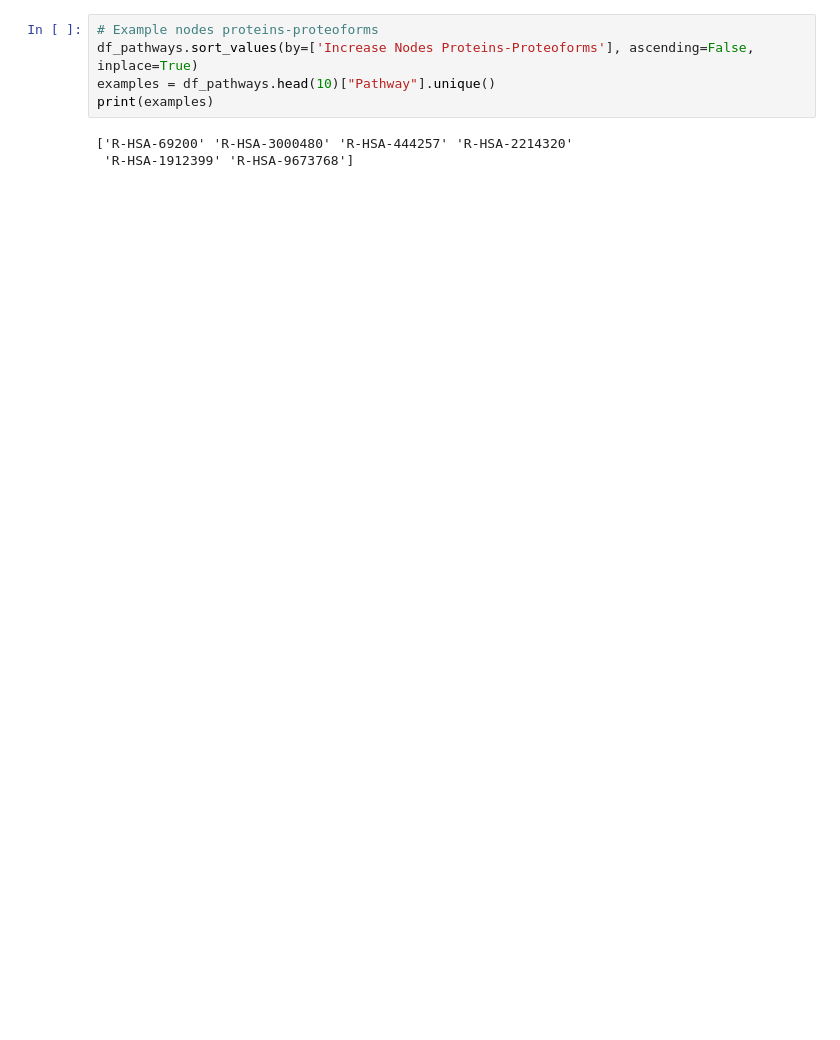
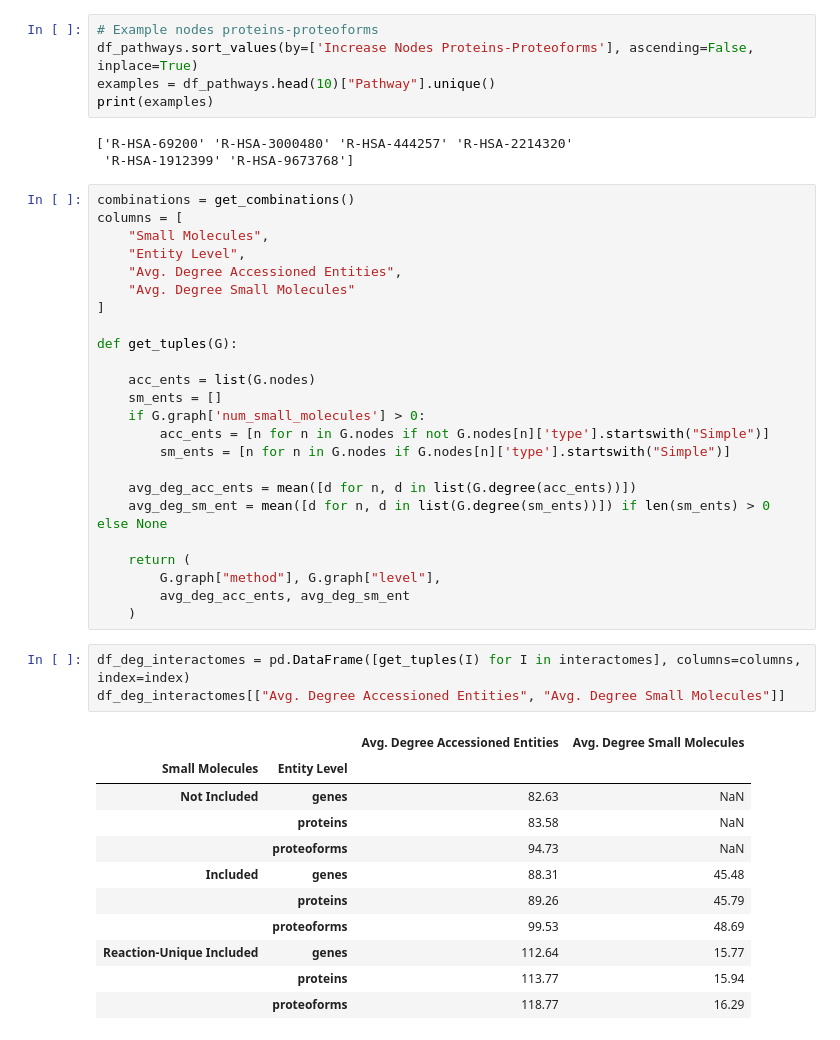
Before and after one commit to PathwayAnalysisPlatform/ProteoformNetworks, a Jupyter notebook: src/Python/analysis_1_size_degree.ipynb, the cells around one changed output. Cells and saved outputs as stored; diff of their text form; blank space fills up the shorter version.

```diff
--- a/src/Python/analysis_1_size_degree.ipynb
+++ b/src/Python/analysis_1_size_degree.ipynb
@@ -395,3 +399,42 @@ print(examples)
 # %% [output]
 ['R-HSA-69200' 'R-HSA-3000480' 'R-HSA-444257' 'R-HSA-2214320'
  'R-HSA-1912399' 'R-HSA-9673768']
+# %%
+combinations = get_combinations()
+columns = [
+    "Small Molecules",
+    "Entity Level",
+    "Avg. Degree Accessioned Entities",
+    "Avg. Degree Small Molecules"
+]
+
+def get_tuples(G):
+
+    acc_ents = list(G.nodes)
+    sm_ents = []
+    if G.graph['num_small_molecules'] > 0:
+        acc_ents = [n for n in G.nodes if not G.nodes[n]['type'].startswith("Simple")]
+        sm_ents = [n for n in G.nodes if G.nodes[n]['type'].startswith("Simple")]
+
+    avg_deg_acc_ents = mean([d for n, d in list(G.degree(acc_ents))])
+    avg_deg_sm_ent = mean([d for n, d in list(G.degree(sm_ents))]) if len(sm_ents) > 0 else None
+
+    return (
+        G.graph["method"], G.graph["level"],
+        avg_deg_acc_ents, avg_deg_sm_ent
+    )
+# %%
+df_deg_interactomes = pd.DataFrame([get_tuples(I) for I in interactomes], columns=columns, index=index)
+df_deg_interactomes[["Avg. Degree Accessioned Entities", "Avg. Degree Small Molecules"]]
+# %% [output]
+|  |  | Avg. Degree Accessioned Entities | Avg. Degree Small Molecules |
+| Small Molecules | Entity Level |  |  |
+| Not Included | genes | 82.63 | NaN |
+|  | proteins | 83.58 | NaN |
+|  | proteoforms | 94.73 | NaN |
+| Included | genes | 88.31 | 45.48 |
+|  | proteins | 89.26 | 45.79 |
+|  | proteoforms | 99.53 | 48.69 |
+| Reaction-Unique Included | genes | 112.64 | 15.77 |
+|  | proteins | 113.77 | 15.94 |
+|  | proteoforms | 118.77 | 16.29 |
```
Also changed, not shown: parts of 7 cells of this notebook.
